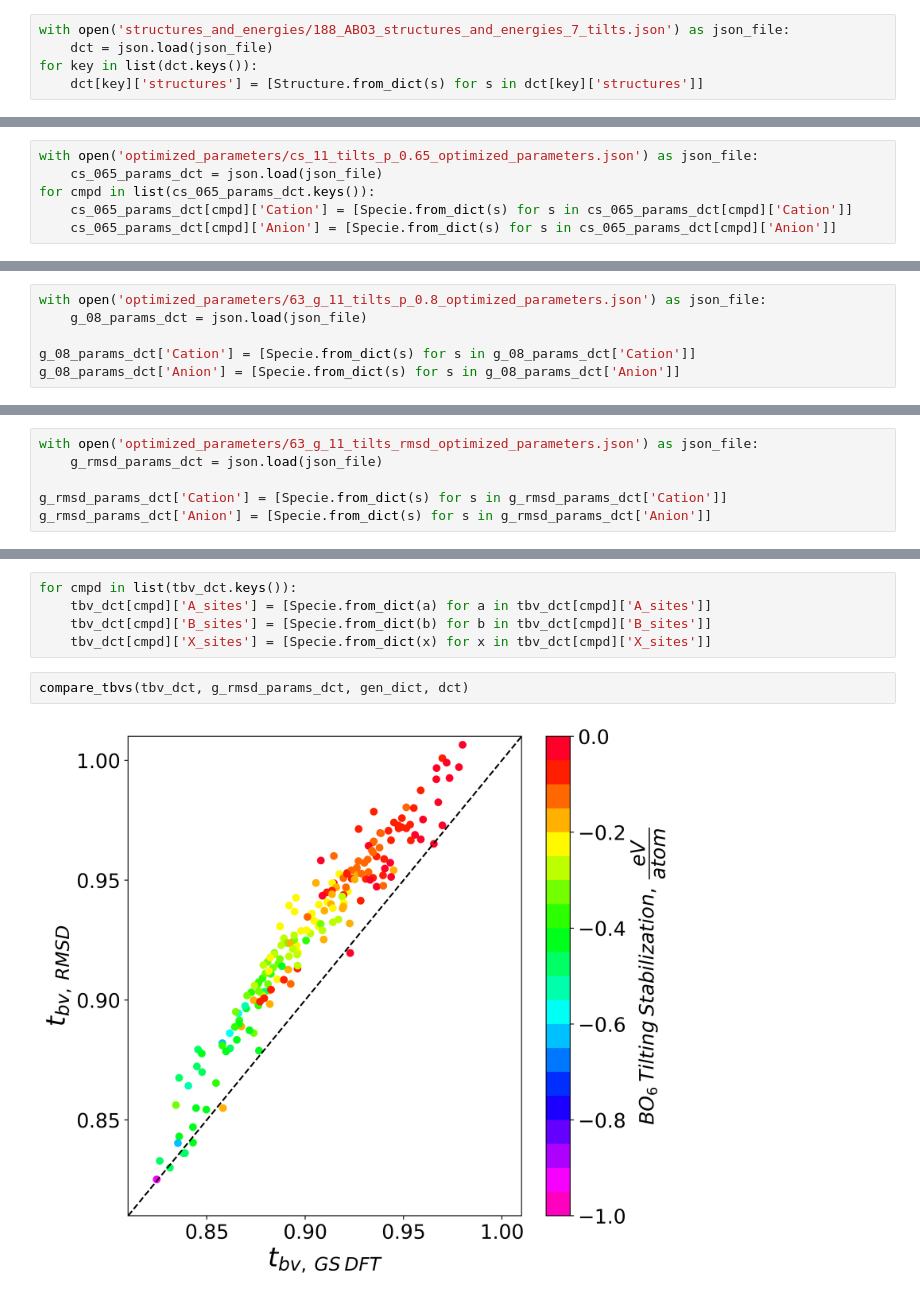
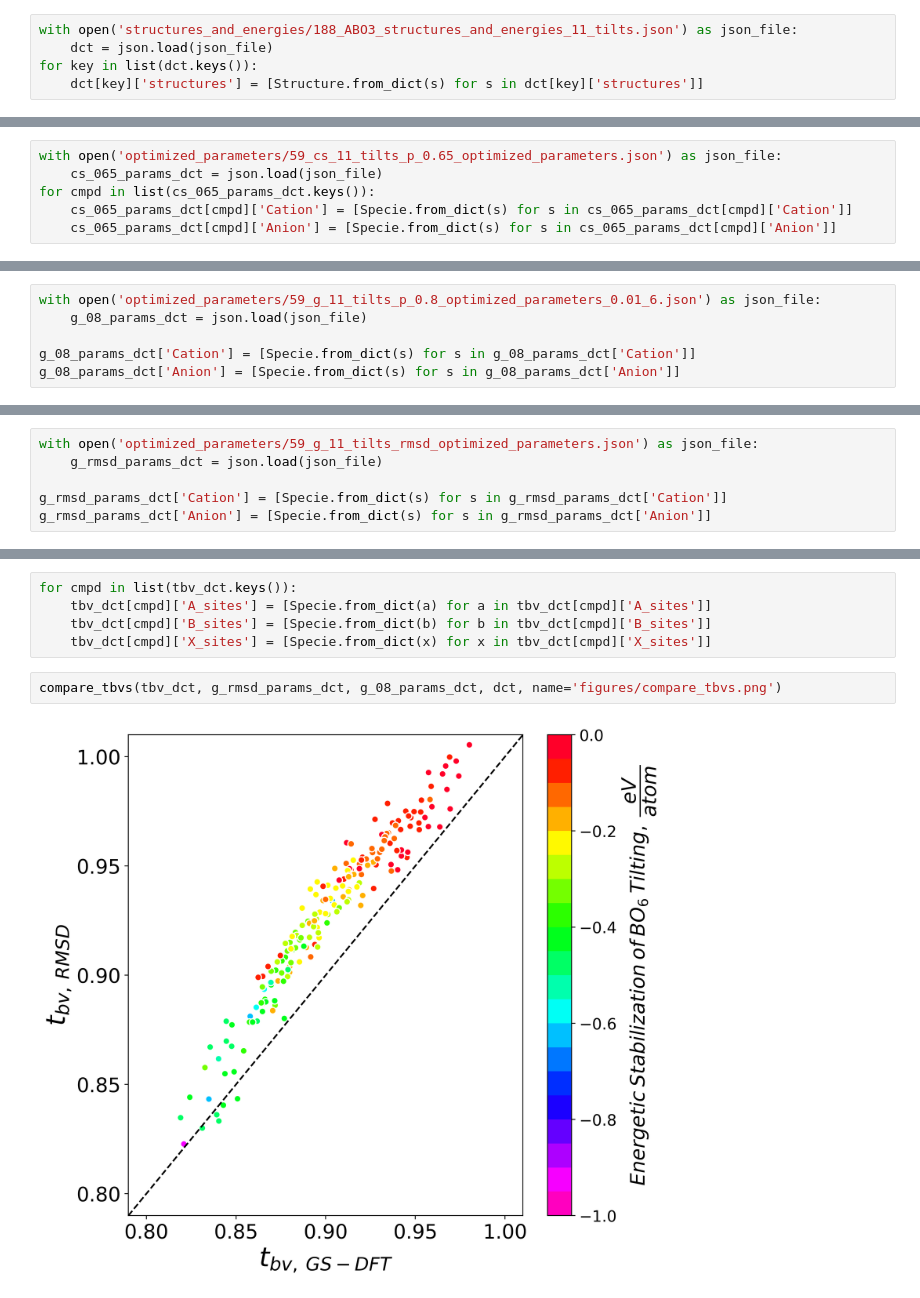
Before and after one commit to rymo1354/gii_minimization, a Jupyter notebook: test.ipynb, the cells around one changed output, grey strips where cells are left out. Saved outputs shown, nothing was run; the diff lists cells and outputs as text.

Commit message:
Changed plots in visualization.py

```diff
--- a/test.ipynb
+++ b/test.ipynb
@@ -11,7 +11,7 @@ from tqdm.notebook import tqdm
 # %% [markdown]
 ## Read in JSON for Testing
 # %%
-with open('structures_and_energies/188_ABO3_structures_and_energies_7_tilts.json') as json_file:
+with open('structures_and_energies/188_ABO3_structures_and_energies_11_tilts.json') as json_file:
     dct = json.load(json_file)
 for key in list(dct.keys()):
     dct[key]['structures'] = [Structure.from_dict(s) for s in dct[key]['structures']]
@@ -405,7 +401,7 @@ from visualization import plot_giis_pearsons
 # %% [markdown]
 ### p = 0.65
 # %%
-with open('optimized_parameters/cs_11_tilts_p_0.65_optimized_parameters.json') as json_file:
+with open('optimized_parameters/59_cs_11_tilts_p_0.65_optimized_parameters.json') as json_file:
     cs_065_params_dct = json.load(json_file)
 for cmpd in list(cs_065_params_dct.keys()):
     cs_065_params_dct[cmpd]['Cation'] = [Specie.from_dict(s) for s in cs_065_params_dct[cmpd]['Cation']]
@@ -515,7 +477,7 @@ from visualization import pub_thumbnail
 # %%
 ## Use the general parameters that are derived with 63 cations; will need to change this
 # %%
-with open('optimized_parameters/63_g_11_tilts_p_0.8_optimized_parameters.json') as json_file:
+with open('optimized_parameters/59_g_11_tilts_p_0.8_optimized_parameters_0.01_6.json') as json_file:
     g_08_params_dct = json.load(json_file)
 
 g_08_params_dct['Cation'] = [Specie.from_dict(s) for s in g_08_params_dct['Cation']]
@@ -535,7 +497,7 @@ from visualization import compare_rmsd_to_gs_dft_R0
 # %%
 ## Change this figure size
 # %%
-with open('optimized_parameters/63_g_11_tilts_rmsd_optimized_parameters.json') as json_file:
+with open('optimized_parameters/59_g_11_tilts_rmsd_optimized_parameters.json') as json_file:
     g_rmsd_params_dct = json.load(json_file)
 
 g_rmsd_params_dct['Cation'] = [Specie.from_dict(s) for s in g_rmsd_params_dct['Cation']]
@@ -563,6 +526,6 @@ for cmpd in list(tbv_dct.keys()):
     tbv_dct[cmpd]['B_sites'] = [Specie.from_dict(b) for b in tbv_dct[cmpd]['B_sites']]
     tbv_dct[cmpd]['X_sites'] = [Specie.from_dict(x) for x in tbv_dct[cmpd]['X_sites']]
 # %%
-compare_tbvs(tbv_dct, g_rmsd_params_dct, gen_dict, dct)
+compare_tbvs(tbv_dct, g_rmsd_params_dct, g_08_params_dct, dct, name='figures/compare_tbvs.png')
 # %% [output]
-[figure, old version]
+[figure, new version]
```
Also changed, not shown: parts of 13 cells of this notebook, 9 other files.
